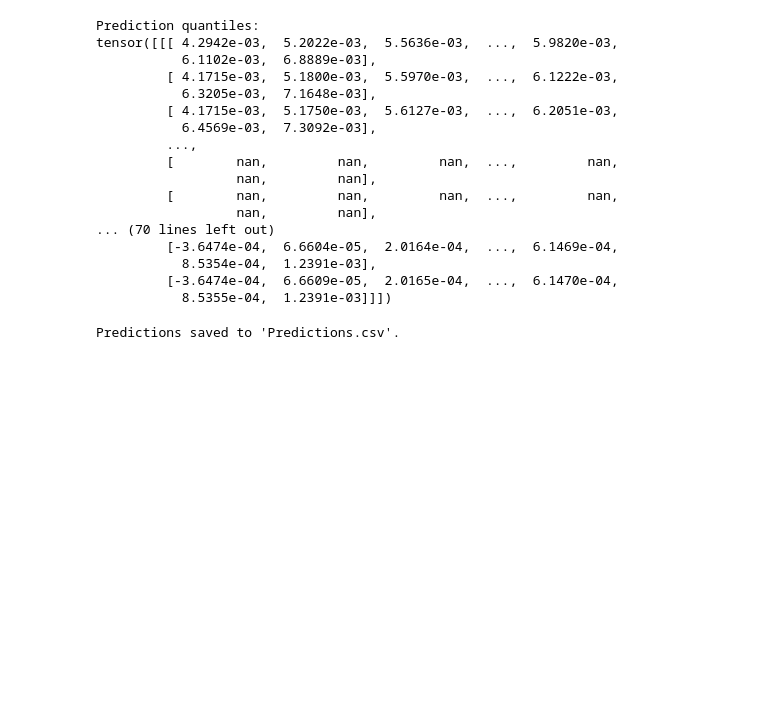
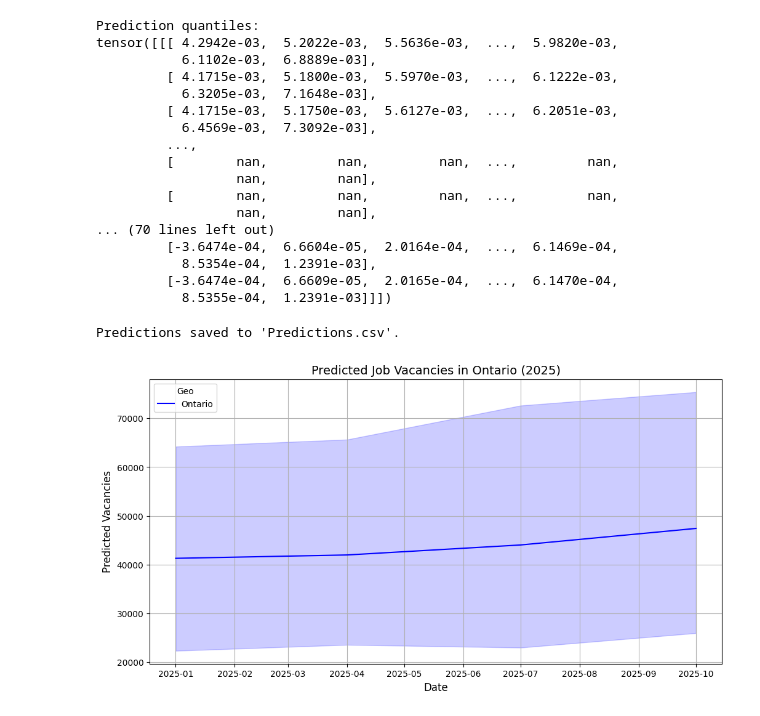
Before and after one commit to Sanjay-10/Job_Prediction_Using_TFT, a Jupyter notebook: Machine_Learning/TFT_Model.ipynb, the cells around one changed output. Saved outputs shown, nothing was run; the diff lists cells and outputs as text; code cells hidden in the pictures; blank space fills up the shorter version.

Commit message:
Visualization

```diff
--- a/Machine_Learning/TFT_Model.ipynb
+++ b/Machine_Learning/TFT_Model.ipynb
@@ -370,3 +370,7 @@ results.to_csv("Predictions.csv", index=False)
 print("Predictions saved to 'Predictions.csv'.")
 # %% [output]
 Predictions saved to 'Predictions.csv'.
+# %%
+# Convert 'ref_date' to datetime for easier plotting
+predictions_df = pd.read_csv('./Predictions.csv')
+predictions_df['ref_date'] = pd.to_datetime(predictions_df['ref_date'])
@@ -372,0 +381,19 @@ Predictions saved to 'Predictions.csv'.
+# %%
+# Filter the dataset for Ontario and 2025
+ontario_data = predictions_df[
+    (predictions_df['ref_date'].dt.year == 2025) &
+    (predictions_df['geo'] == 'Ontario')
+]
+
+# Visualization: Line plot for Ontario predictions in 2025
+plt.figure(figsize=(12, 6))
+sns.lineplot(data=ontario_data, x='ref_date', y='predicted_total_vacancies', label='Ontario', color='blue')
+
+plt.title('Predicted Job Vacancies in Ontario (2025)', fontsize=14)
+plt.xlabel('Date', fontsize=12)
+plt.ylabel('Predicted Vacancies', fontsize=12)
+plt.legend(title='Geo', loc='upper left', fontsize=10)
+plt.grid()
+plt.show()
+# %% [output]
+[figure, added]
```
Also changed, not shown: parts of 6 cells of this notebook, 2 other files.
